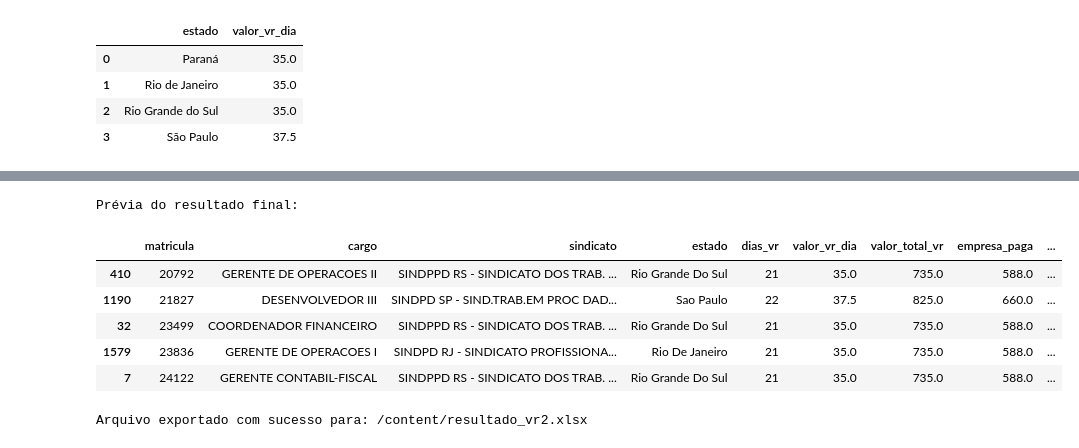
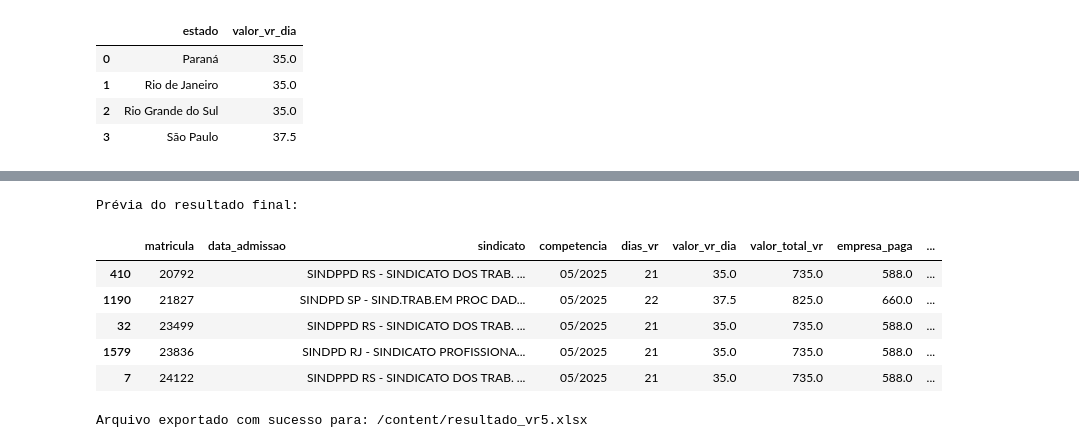
Before and after one commit to anamanuellar/iagents-jur, a Jupyter notebook: Desafio_4_VR_Agent_Colab.ipynb, the cells around one changed output, grey strips where cells are left out. Saved outputs shown, nothing was run; the diff lists cells and outputs as text; code cells hidden in the pictures.

```diff
--- a/Desafio_4_VR_Agent_Colab.ipynb
+++ b/Desafio_4_VR_Agent_Colab.ipynb
@@ -222,7 +222,7 @@ def preprocess_ativos(df: pd.DataFrame) -> pd.DataFrame:
 
     # mantém campos chave para os próximos passos
     keep = [
-        "matricula","nome","cargo","sindicato",
+        "matricula","data_admissao","nome","cargo","sindicato",
         "local_trabalho_uf","local_trabalho_municipio","pais",
         "data_admissao","data_desligamento",
         "afastamento_inicio","afastamento_fim",
@@ -426,3 +426,12 @@ base_calc["dias_vr"] = base_calc.apply(calcular_dias_proporcionais, axis=1)
 base_calc["valor_total_vr"] = base_calc["dias_vr"] * base_calc["valor_vr_dia"]
 base_calc["empresa_paga"] = base_calc["valor_total_vr"] * 0.8
 base_calc["desconto_colaborador"] = base_calc["valor_total_vr"] * 0.2
+# %%
+if "data_admissao" not in base_calc.columns:
+    base_calc["data_admissao"] = ""
+# %%
+# Criar coluna competência fixa
+base_calc["competencia"] = "05/2025"
+# %%
+# Criar coluna competência fixa
+base_calc["Observação"] = ""
@@ -429,26 +454,35 @@ base_calc["desconto_colaborador"] = base_calc["valor_total_vr"] * 0.2
 # %%
 # --- 🔟 Resultado final ---
 resultado_vr = base_calc[
-    ["matricula", "cargo", "sindicato", "estado", "dias_vr", "valor_vr_dia",
-     "valor_total_vr", "empresa_paga", "desconto_colaborador"]
+    ["matricula",             # Matrícula
+     "data_admissao",         # Admissão
+     "sindicato",             # Sindicato do Colaborador
+     "competencia",           # Competência
+     "dias_vr",               # Dias
+     "valor_vr_dia",          # VALOR DIÁRIO VR
+     "valor_total_vr",        # TOTAL
+     "empresa_paga",          # Custo empresa
+     "desconto_colaborador",   # Desconto profissional
+     "Observação"             # Observação
+    ]
 ].sort_values(by="matricula")
 
 print("Prévia do resultado final:")
 resultado_vr.head()
 # %% [output]
 Prévia do resultado final:
-|  | matricula | cargo | sindicato | estado | dias_vr | valor_vr_dia | valor_total_vr | empresa_paga | ... |
-| 410 | 20792 | GERENTE DE OPERACOES II | SINDPPD RS - SINDICATO DOS TRAB. ... | Rio Grande Do Sul | 21 | 35.0 | 735.0 | 588.0 | ... |
-| 1190 | 21827 | DESENVOLVEDOR III | SINDPD SP - SIND.TRAB.EM PROC DAD... | Sao Paulo | 22 | 37.5 | 825.0 | 660.0 | ... |
-| 32 | 23499 | COORDENADOR FINANCEIRO | SINDPPD RS - SINDICATO DOS TRAB. ... | Rio Grande Do Sul | 21 | 35.0 | 735.0 | 588.0 | ... |
-| 1579 | 23836 | GERENTE DE OPERACOES I | SINDPD RJ - SINDICATO PROFISSIONA... | Rio De Janeiro | 21 | 35.0 | 735.0 | 588.0 | ... |
-| 7 | 24122 | GERENTE CONTABIL-FISCAL | SINDPPD RS - SINDICATO DOS TRAB. ... | Rio Grande Do Sul | 21 | 35.0 | 735.0 | 588.0 | ... |
+|  | matricula | data_admissao | sindicato | competencia | dias_vr | valor_vr_dia | valor_total_vr | empresa_paga | ... |
+| 410 | 20792 |  | SINDPPD RS - SINDICATO DOS TRAB. ... | 05/2025 | 21 | 35.0 | 735.0 | 588.0 | ... |
+| 1190 | 21827 |  | SINDPD SP - SIND.TRAB.EM PROC DAD... | 05/2025 | 22 | 37.5 | 825.0 | 660.0 | ... |
+| 32 | 23499 |  | SINDPPD RS - SINDICATO DOS TRAB. ... | 05/2025 | 21 | 35.0 | 735.0 | 588.0 | ... |
+| 1579 | 23836 |  | SINDPD RJ - SINDICATO PROFISSIONA... | 05/2025 | 21 | 35.0 | 735.0 | 588.0 | ... |
+| 7 | 24122 |  | SINDPPD RS - SINDICATO DOS TRAB. ... | 05/2025 | 21 | 35.0 | 735.0 | 588.0 | ... |
 # %%
 # --- 📤 Exportar resultado final ---
-caminho_arquivo = "/content/resultado_vr2.xlsx"  # ajuste o caminho se precisar
+caminho_arquivo = "/content/resultado_vr5.xlsx"  # ajuste o caminho se precisar
 
 resultado_vr.to_excel(caminho_arquivo, index=False)
 
 print(f"Arquivo exportado com sucesso para: {caminho_arquivo}")
 # %% [output]
-Arquivo exportado com sucesso para: /content/resultado_vr2.xlsx
+Arquivo exportado com sucesso para: /content/resultado_vr5.xlsx
```
Also changed, not shown: parts of 4 cells of this notebook.
